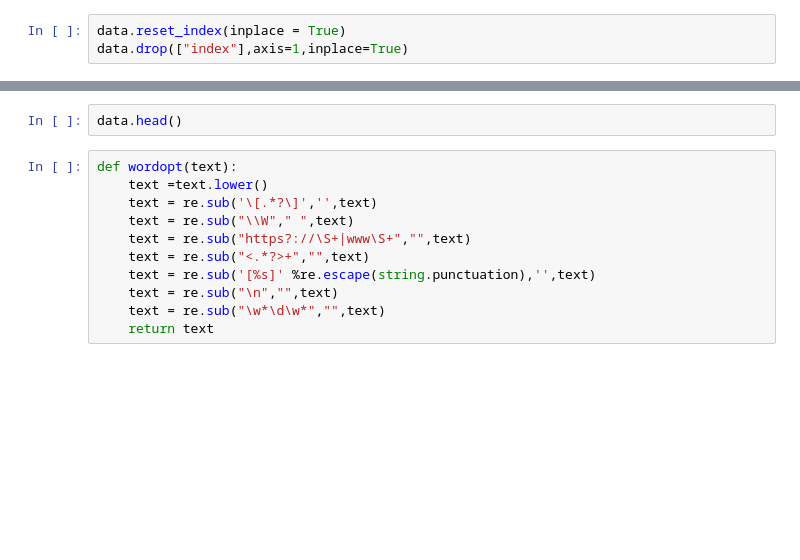
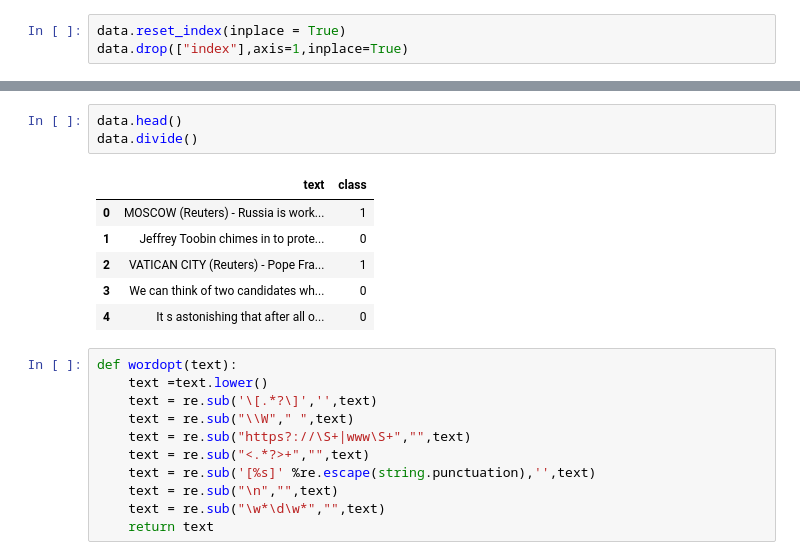
Before and after one commit to erdemyildiz35/phyton_Basic_FakeNewsDetector, a Jupyter notebook: FakeNewsDetector.ipynb, the cells around one changed output, grey strips where cells are left out. Saved outputs shown, nothing was run; the diff lists cells and outputs as text; blank space fills up the shorter version.

```diff
--- a/FakeNewsDetector.ipynb
+++ b/FakeNewsDetector.ipynb
@@ -78,5 +109,13 @@ data.columns
 # %%
 data.head()
+data.divide()
+# %% [output]
+|  | text | class |
+| 0 | MOSCOW (Reuters) - Russia is work... | 1 |
+| 1 | Jeffrey Toobin chimes in to prote... | 0 |
+| 2 | VATICAN CITY (Reuters) - Pope Fra... | 1 |
+| 3 | We can think of two candidates wh... | 0 |
+| 4 | It s astonishing that after all o... | 0 |
 # %%
 def wordopt(text):
     text =text.lower()
```
Also changed, not shown: parts of 19 cells of this notebook, 2 other files.
